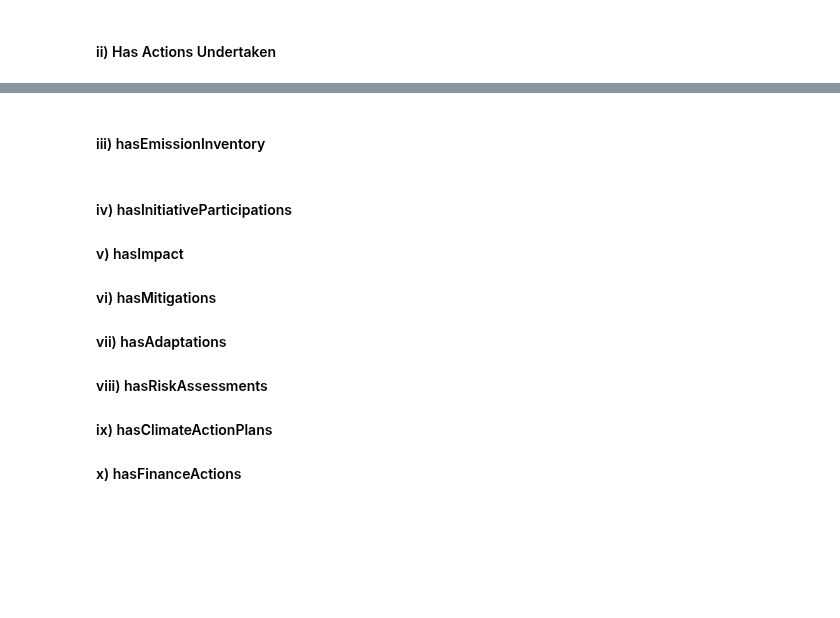
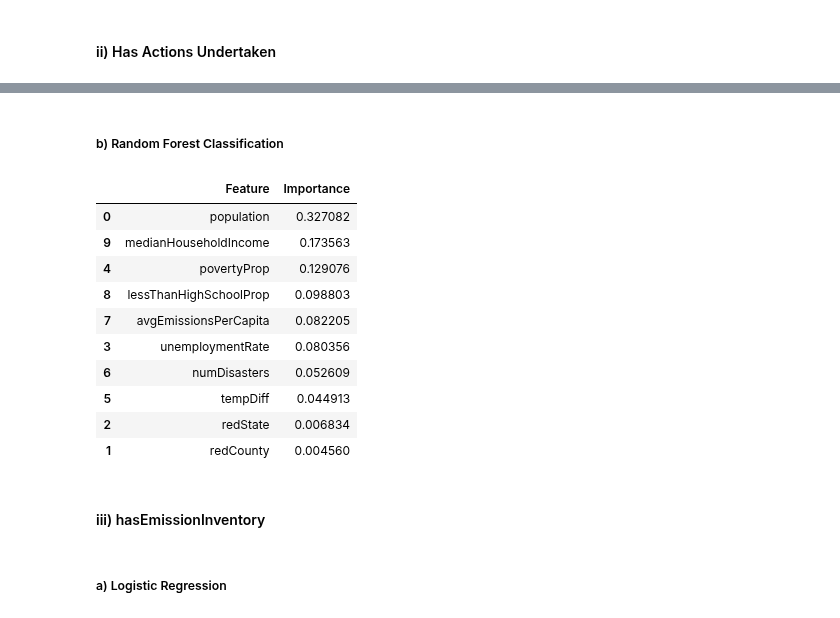
Before and after one commit to paulroconnor/UNFCCC-Econometric-Analysis, a Jupyter notebook: EconometricAnalysis.ipynb, the cells around one changed output, grey strips where cells are left out. Cells and saved outputs as stored; diff of their text form; code cells hidden in the pictures; blank space fills up the shorter version.

```diff
--- a/EconometricAnalysis.ipynb
+++ b/EconometricAnalysis.ipynb
@@ -33,7 +33,7 @@ def FitLogistic(df, y_var, X_vars, format = 'return', constant = True):
 
     model = sm.Logit(y, X).fit(cov_type = 'HC3', disp = False)
 
-    if format == 'return'
+    if format == 'return':
         return model.summary()
     elif format == 'print':
         print(model.summary())
@@ -210,0 +246,2 @@ FitRandomForest(df_unfccc, y_var = 'hasCommitments', X_vars = ['population','red
+# %%
+FitLogistic(df_unfccc, y_var = 'hasActionsUndertaken', X_vars = ['population','redCounty','unemploymentRate','povertyProp','tempDiff','numDisasters','avgEmissionsPerCapita','lessThanHighSchoolProp','medianHouseholdIncome'], format = 'print')
@@ -211,10 +286,20 @@ FitRandomForest(df_unfccc, y_var = 'hasCommitments', X_vars = ['population','red
+# %% [markdown]
+##### b) Random Forest Classification
+# %%
+FitRandomForest(df_unfccc, y_var = 'hasActionsUndertaken', X_vars = ['population','redCounty','redState','unemploymentRate','povertyProp','tempDiff','numDisasters','avgEmissionsPerCapita','lessThanHighSchoolProp','medianHouseholdIncome']) # ,'medianAge','whiteProp'
+# %% [output]
+|  | Feature | Importance |
+| 0 | population | 0.327082 |
+| 9 | medianHouseholdIncome | 0.173563 |
+| 4 | povertyProp | 0.129076 |
+| 8 | lessThanHighSchoolProp | 0.098803 |
+| 7 | avgEmissionsPerCapita | 0.082205 |
+| 3 | unemploymentRate | 0.080356 |
+| 6 | numDisasters | 0.052609 |
+| 5 | tempDiff | 0.044913 |
+| 2 | redState | 0.006834 |
+| 1 | redCounty | 0.004560 |
 # %% [markdown]
 #### iii) hasEmissionInventory
-# %% [markdown]
-#### iv) hasInitiativeParticipations
-#### v) hasImpact
-#### vi) hasMitigations
-#### vii) hasAdaptations
-#### viii) hasRiskAssessments
-#### ix) hasClimateActionPlans
-#### x) hasFinanceActions
+# %% [markdown]
+##### a) Logistic Regression
```
Also changed, not shown: parts of 57 cells of this notebook.
